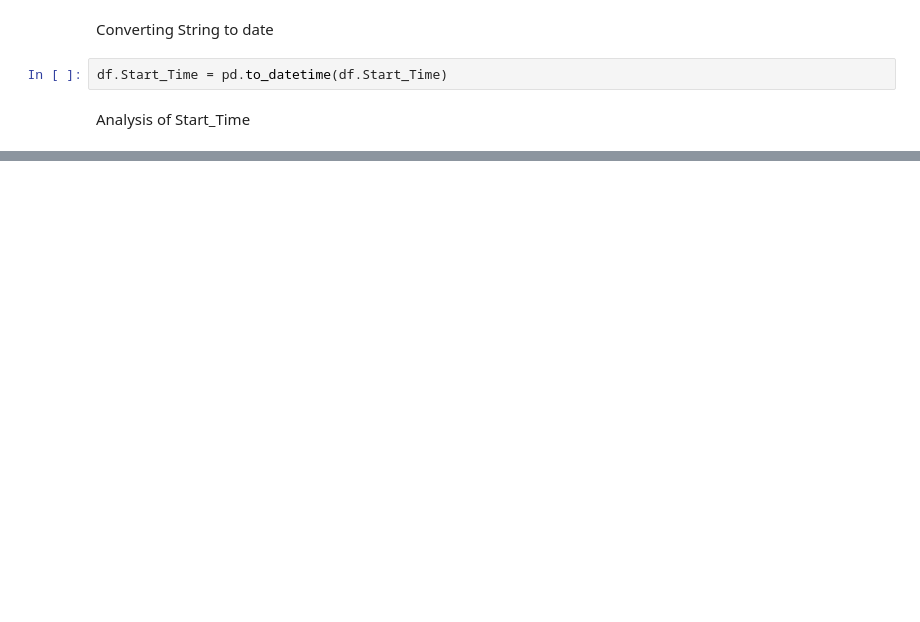
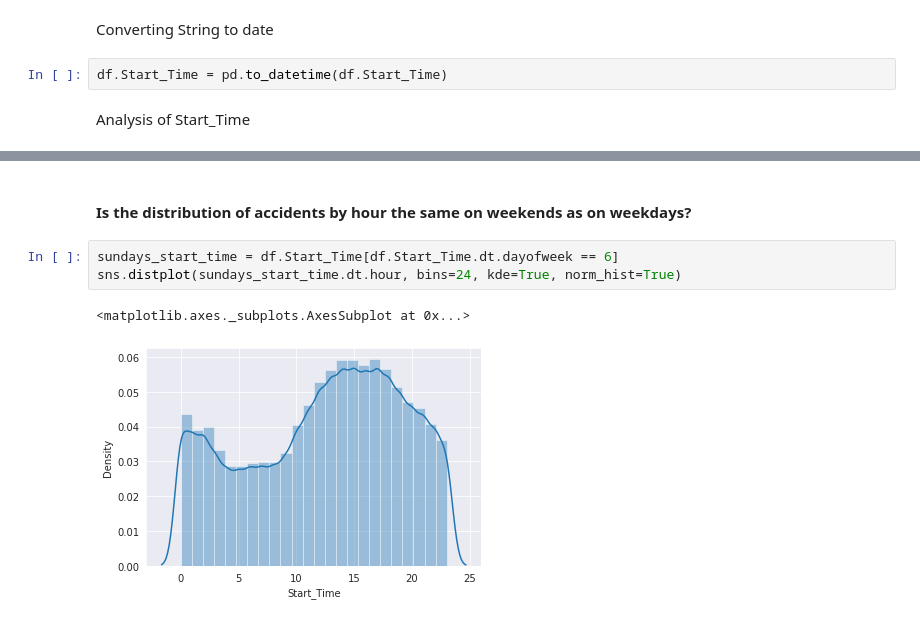
Before and after one commit to PranaySharma20/JS-Input, a Jupyter notebook: us_project1.ipynb, the cells around one changed output, grey strips where cells are left out. Saved outputs shown, nothing was run; the diff lists cells and outputs as text; blank space fills up the shorter version.

```diff
--- a/us_project1.ipynb
+++ b/us_project1.ipynb
@@ -258,0 +273,8 @@ Analysis of Start_Time
+# %% [markdown]
+#### Is the distribution of accidents by hour the same on weekends as on weekdays?
+# %%
+sundays_start_time = df.Start_Time[df.Start_Time.dt.dayofweek == 6]
+sns.distplot(sundays_start_time.dt.hour, bins=24, kde=True, norm_hist=True)
+# %% [output]
+<matplotlib.axes._subplots.AxesSubplot at 0x...>
+[figure, added]
```
Also changed, not shown: parts of 21 cells of this notebook.
